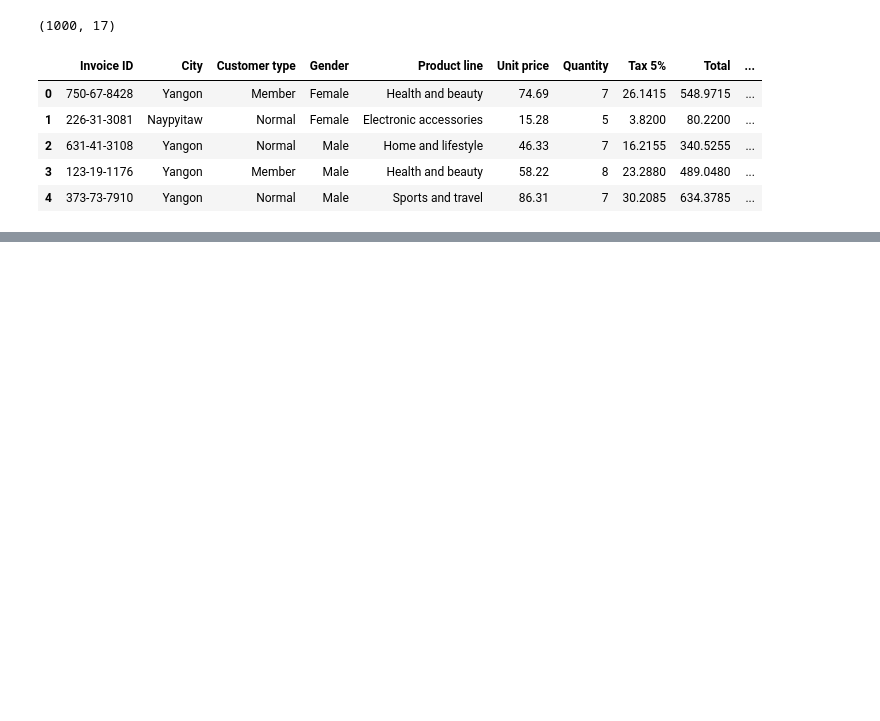
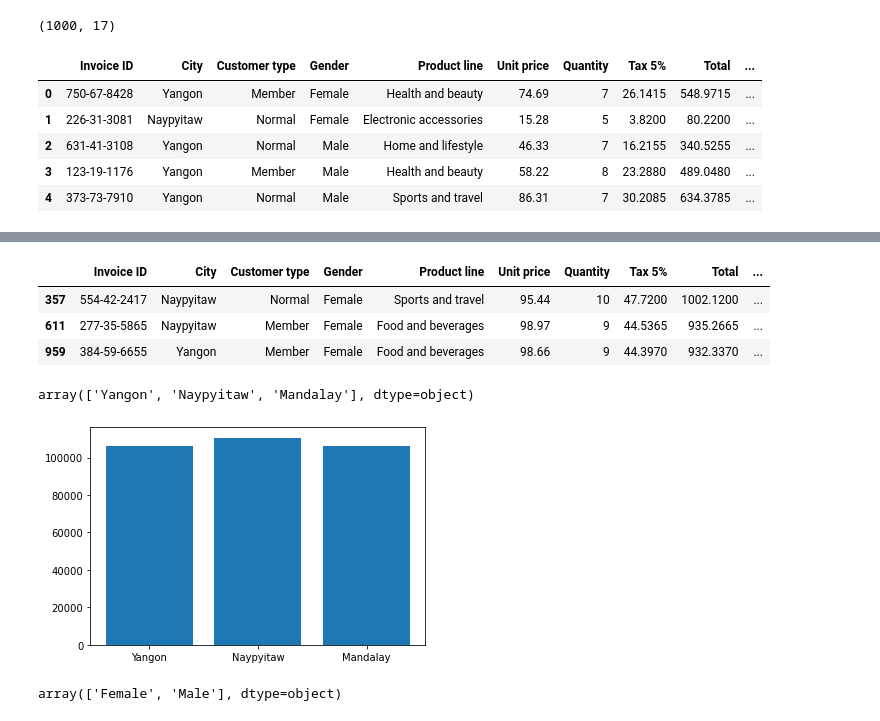
Before and after one commit to vrao1626/sales, a Jupyter notebook: Supermarket sale analysis.ipynb, the cells around one changed output, grey strips where cells are left out. Cells and saved outputs as stored; diff of their text form; code cells hidden in the pictures; blank space fills up the shorter version.

```diff
--- a/Supermarket sale analysis.ipynb
+++ b/Supermarket sale analysis.ipynb
@@ -20,0 +200,23 @@ data.head()
+# %%
+data.query('Payment=="Cash" & Gender=="Female" & Total > 900')
+# %% [output]
+|  | Invoice ID | City | Customer type | Gender | Product line | Unit price | Quantity | Tax 5% | Total | ... |
+| 357 | 554-42-2417 | Naypyitaw | Normal | Female | Sports and travel | 95.44 | 10 | 47.7200 | 1002.1200 | ... |
+| 611 | 277-35-5865 | Naypyitaw | Member | Female | Food and beverages | 98.97 | 9 | 44.5365 | 935.2665 | ... |
+| 959 | 384-59-6655 | Yangon | Member | Female | Food and beverages | 98.66 | 9 | 44.3970 | 932.3370 | ... |
+# %%
+City_list = data['City'].unique()
+City_list
+# %% [output]
+array(['Yangon', 'Naypyitaw', 'Mandalay'], dtype=object)
+# %%
+
+plt.bar(City_list,data.groupby(['City'])['Total'].sum())
+plt.show()
+# %% [output]
+[figure, added]
+# %%
+gender=data['Gender'].unique()
+gender
+# %% [output]
+array(['Female', 'Male'], dtype=object)
```
Also changed, not shown: parts of 14 cells of this notebook.
